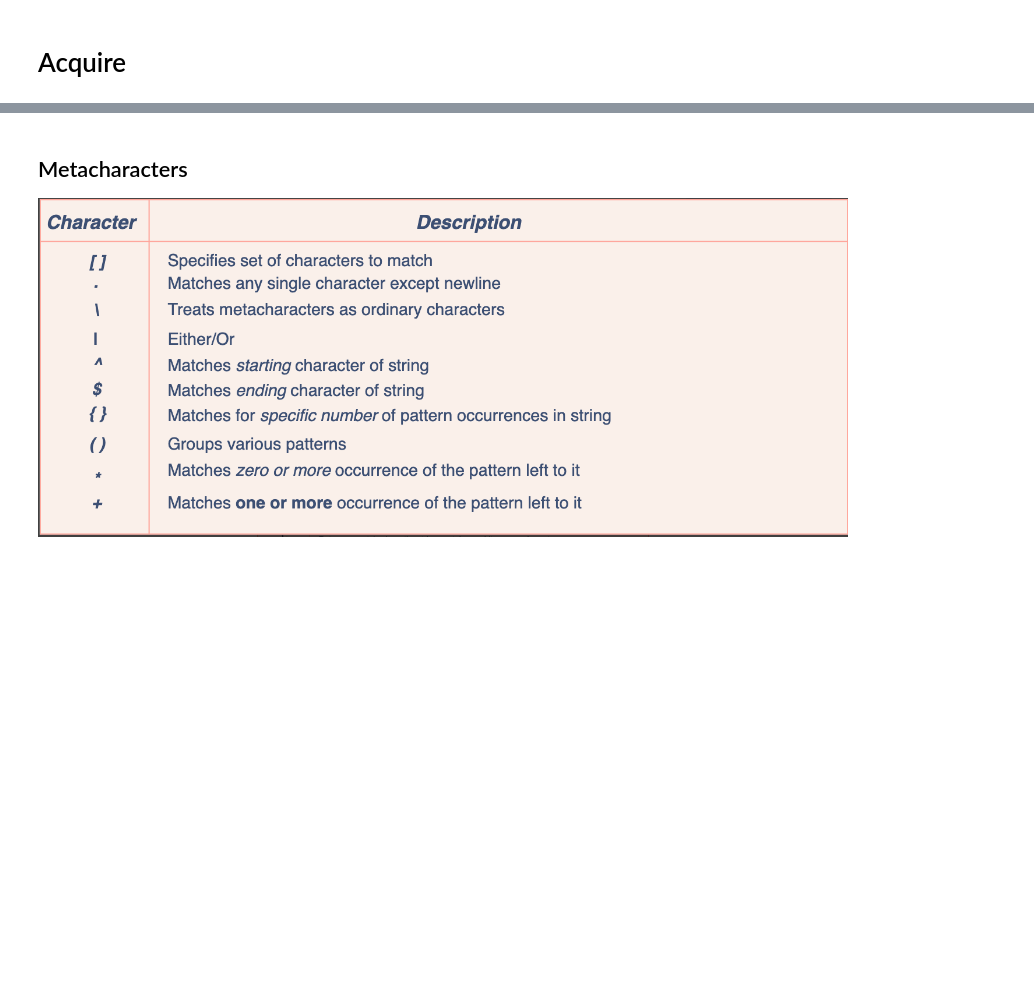
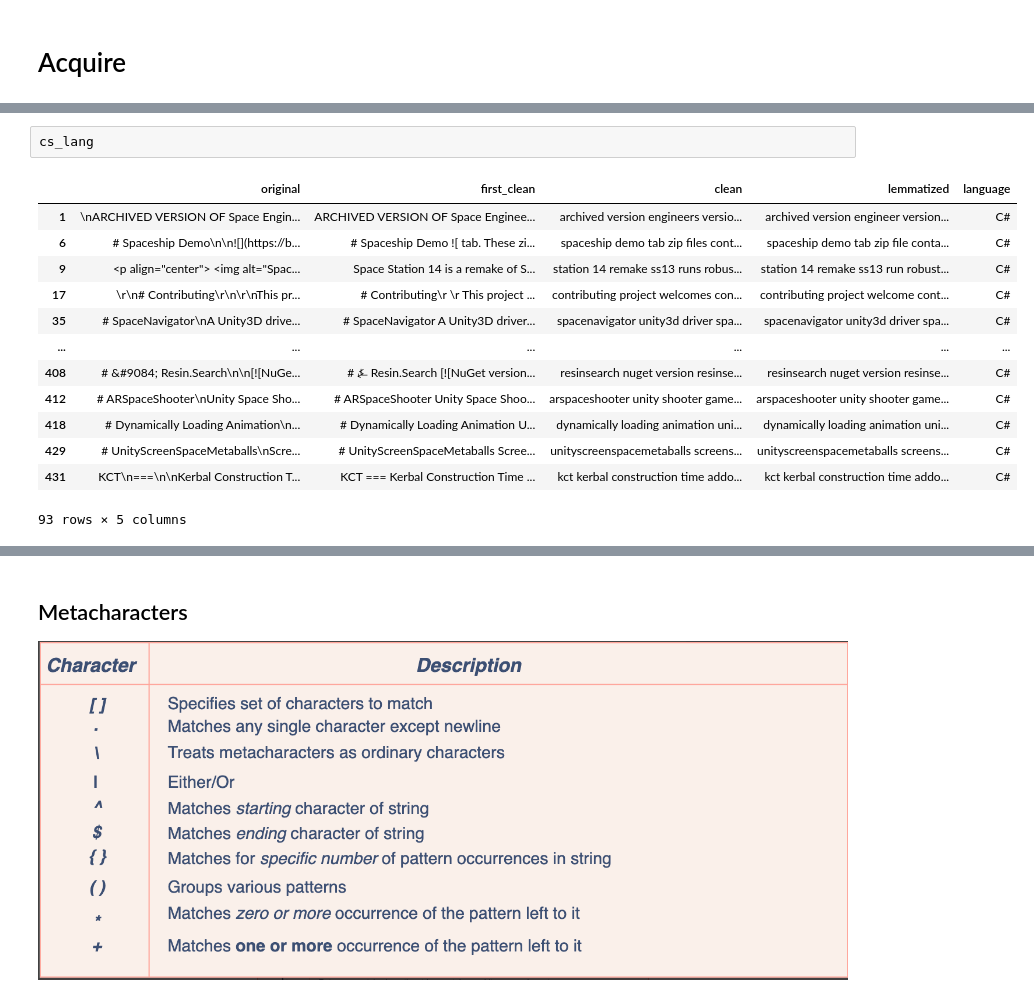
Before and after one commit to Codeup-Mirzakhani-Group1-NLP-Project/Codeup-Mirzakhani-GitHub-Scrape-NLP-Project, a Jupyter notebook: justin_docs/Justin_project_working.ipynb, the cells around one changed output, grey strips where cells are left out. Saved outputs shown, nothing was run; the diff lists cells and outputs as text; blank space fills up the shorter version.

```diff
--- a/justin_docs/Justin_project_working.ipynb
+++ b/justin_docs/Justin_project_working.ipynb
@@ -93,0 +85,16 @@ Name: readme_contents, Length: 432, dtype: object
+# %%
+cs_lang
+# %% [output]
+|  | original | first_clean | clean | lemmatized | language |
+| 1 | \nARCHIVED VERSION OF Space Engin... | ARCHIVED VERSION OF Space Enginee... | archived version engineers versio... | archived version engineer version... | C# |
+| 6 | # Spaceship Demo\n\n![](https://b... | # Spaceship Demo ![ tab. These zi... | spaceship demo tab zip files cont... | spaceship demo tab zip file conta... | C# |
+| 9 | <p align="center"> <img alt="Spac... | Space Station 14 is a remake of S... | station 14 remake ss13 runs robus... | station 14 remake ss13 run robust... | C# |
+| 17 | \r\n# Contributing\r\n\r\nThis pr... | # Contributing\r \r This project ... | contributing project welcomes con... | contributing project welcome cont... | C# |
+| 35 | # SpaceNavigator\nA Unity3D drive... | # SpaceNavigator A Unity3D driver... | spacenavigator unity3d driver spa... | spacenavigator unity3d driver spa... | C# |
+| ... | ... | ... | ... | ... | ... |
+| 408 | # &#9084; Resin.Search\n\n[![NuGe... | # ⍼ Resin.Search [![NuGet version... | resinsearch nuget version resinse... | resinsearch nuget version resinse... | C# |
+| 412 | # ARSpaceShooter\nUnity Space Sho... | # ARSpaceShooter Unity Space Shoo... | arspaceshooter unity shooter game... | arspaceshooter unity shooter game... | C# |
+| 418 | # Dynamically Loading Animation\n... | # Dynamically Loading Animation U... | dynamically loading animation uni... | dynamically loading animation uni... | C# |
+| 429 | # UnityScreenSpaceMetaballs\nScre... | # UnityScreenSpaceMetaballs Scree... | unityscreenspacemetaballs screens... | unityscreenspacemetaballs screens... | C# |
+| 431 | KCT\n===\n\nKerbal Construction T... | KCT === Kerbal Construction Time ... | kct kerbal construction time addo... | kct kerbal construction time addo... | C# |
+93 rows × 5 columns
```
Also changed, not shown: parts of 23 cells of this notebook.
